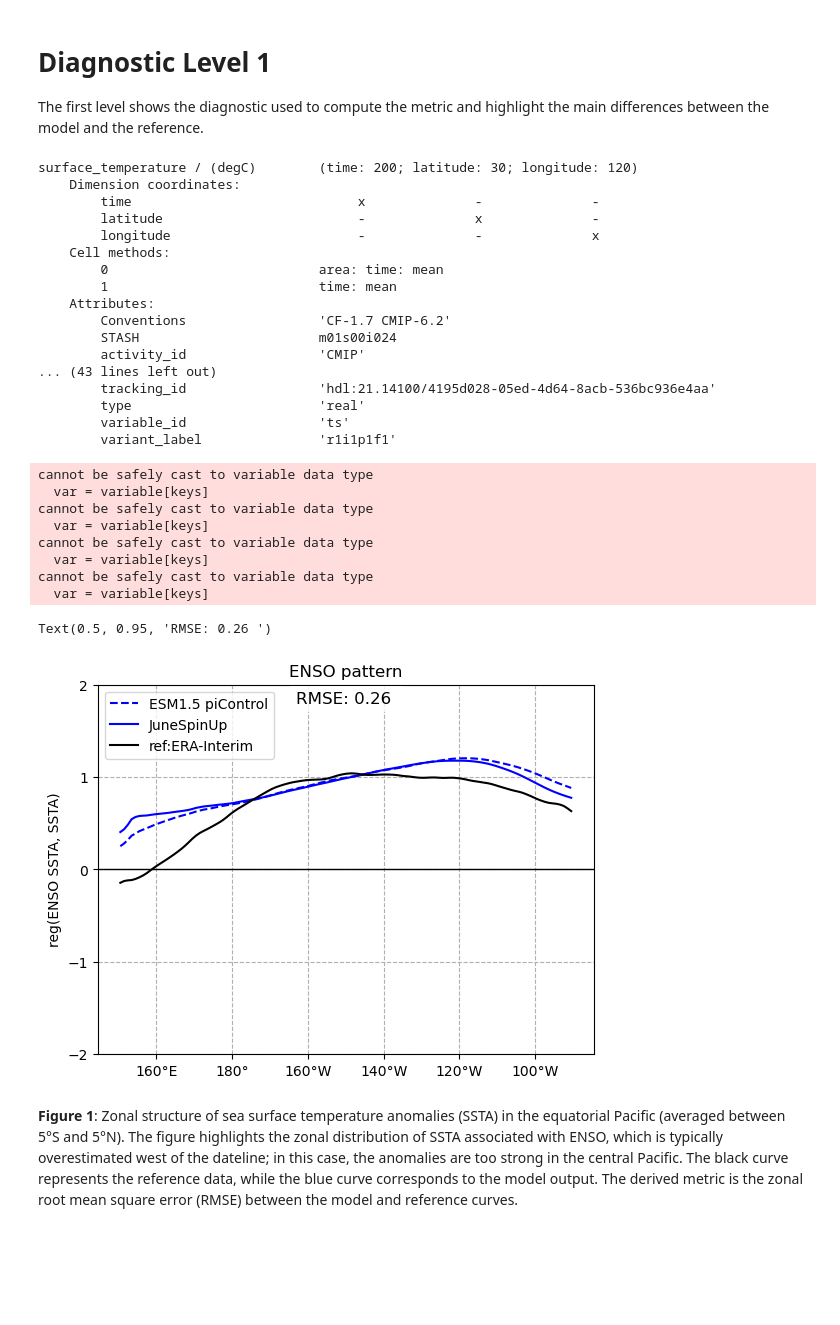
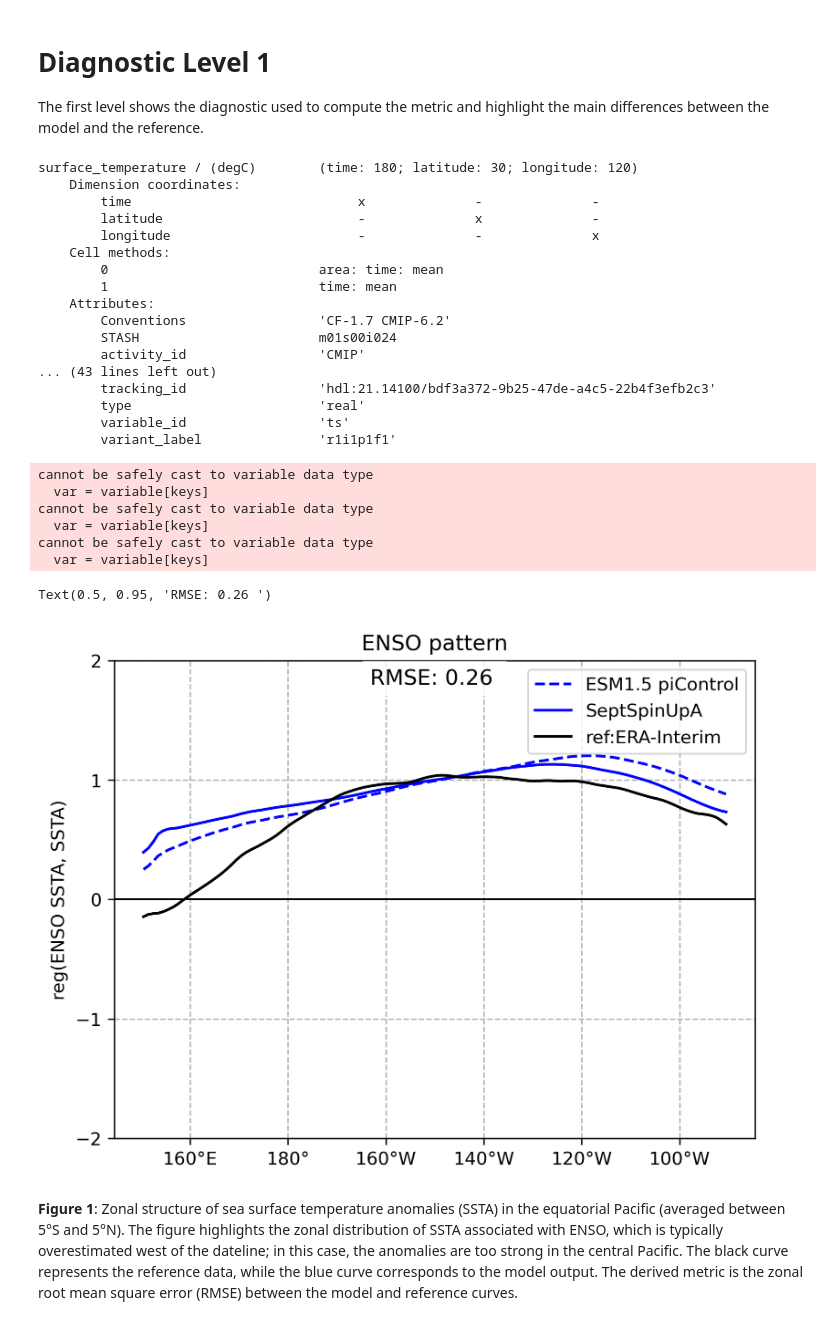
Before and after one commit to ACCESS-Community-Hub/access-cm3-paper-1, a Jupyter notebook: notebooks/sandbox-python/ENSO_recipes/09-ENSO_pattern.ipynb, the cells around one changed output. Saved outputs shown, nothing was run; the diff lists cells and outputs as text; code cells hidden in the pictures; blank space fills up the shorter version.

Commit message:
Updating ENSO recipes

```diff
--- a/notebooks/sandbox-python/ENSO_recipes/09-ENSO_pattern.ipynb
+++ b/notebooks/sandbox-python/ENSO_recipes/09-ENSO_pattern.ipynb
@@ -28,0 +29,27 @@ Hosting the HTTP server on port 34473 instead
+# %%
+#This cell must be in all notebooks!
+#It allows us to run all the notebooks at once, note that the following cell has a tag "parameters" which allows us to pass in arguments externally using papermill (see mkfigs.sh for details)
+
+#parameters
+
+### USER EDIT start
+#esm_file='/g/data/zv30/non-cmip/ACCESS-CM3/cm3-run-11-08-2025-25km-beta-om3-new-um-params/cm3-demo-datastore/cm3-demo-datastore.json'
+dpi=300
+esm_file = "/scratch/p66/fc6164/SeptSpinupA/ts_Amon_ACCESS-ESM1-5_piControl_r1i1p1f1_gn_060201-088912.nc"
+
+mylabel = "SeptSpinUpA"
+startyear=610
+endyear=790
+### USER EDIT stop
+
+import os
+from matplotlib import rcParams
+%matplotlib inline
+rcParams['figure.dpi']= dpi
+
+plotfolder=f"/scratch/{os.environ['PROJECT']}/{os.environ['USER']}/nesp/"
+os.makedirs(plotfolder, exist_ok=True)
+
+ # a similar cell under this means it's being run in batch
+print("ESM path: ",esm_file)
+print("Plot folder path: ",plotfolder)
@@ -90,8 +120,5 @@ obs_datasets = {name: dataset.load() for name, dataset in obs_datasets.items()}
 import iris
 from iris.util import equalise_attributes
 
-#filename  = "/scratch/p66/yz9299/MOPPeR_outputs/CMIP6/CMIP/CSIRO/ACCESS-ESM1-6/piControl-spinup/r1i1p1f1/Amon/ts/gn/v20250801/*nc"
-filename = "/scratch/p66/fc6164/MOPPeR/ts_Amon_ACCESS-ESM1-5_piControl_r1i1p1f1_gn_159201-209112.nc"
-
-esm16cube = iris.load_cube(filename,'surface_temperature')
+esm16cube = iris.load_cube(esm_file,'surface_temperature')
 # %% [output]
@@ -225,10 +250,10 @@ model_ctrldatasets_prep1 = {name: sst_enso(dataset,900,1100) for name, dataset i
 model_ctrldatasets_prep2 = {name: sst_eq(dataset,900,1100) for name, dataset in model_ctrldatasets.items()}
 model_ctrldatasets_prep3 = {name: sst_eq2(dataset,900,1100) for name, dataset in model_ctrldatasets.items()}
 
-model_datasets_prep1 = sst_enso(esm16cube,1800,2000)
-model_datasets_prep2 = sst_eq(esm16cube,1800,2000)
+model_datasets_prep1 = sst_enso(esm16cube,startyear,endyear)
+model_datasets_prep2 = sst_eq(esm16cube,startyear,endyear)
 model_datasets_prep2_swap = model_datasets_prep2.transpose([1,0])
-model_datasets_prep3 = sst_eq2(esm16cube,1800,2000)
+model_datasets_prep3 = sst_eq2(esm16cube,startyear,endyear)
 model_datasets_prep3_swap = model_datasets_prep3.transpose([2,1,0])
 
 obs_datasets_prep1 = {name: sst_enso(dataset,1900,2014) for name, dataset in obs_datasets.items()}
@@ -241,7 +266,7 @@ The first level shows the diagnostic used to compute the metric and highlight th
 # %%
 print(model_datasets_prep3)
 # %% [output]
-surface_temperature / (degC)        (time: 200; latitude: 30; longitude: 120)
+surface_temperature / (degC)        (time: 180; latitude: 30; longitude: 120)
     Dimension coordinates:
         time                             x              -              -
         latitude                         -              x              -
@@ -254,7 +279,7 @@ surface_temperature / (degC)        (time: 200; latitude: 30; longitude: 120)
         STASH                       m01s00i024
         activity_id                 'CMIP'
 ... (43 lines left out)
-        tracking_id                 'hdl:21.14100/4195d028-05ed-4d64-8acb-536bc936e4aa'
+        tracking_id                 'hdl:21.14100/bdf3a372-9b25-47de-a4c5-22b4f3efb2c3'
         type                        'real'
         variable_id                 'ts'
         variant_label               'r1i1p1f1'
@@ -272,39 +297,37 @@ cannot be safely cast to variable data type
   var = variable[keys]
 cannot be safely cast to variable data type
   var = variable[keys]
-cannot be safely cast to variable data type
-  var = variable[keys]
 # %%
 
 def format_longitude(x, pos):
     if x > 180:
         return f'{int(360 - x)}°W'
     elif x == 180:
         return f'{int(x)}°'
     else:
         return f'{int(x)}°E'
 
 plt.plot(reg_mod[0], reg_ctrlmod[1], label="ESM1.5 piControl",color='blue',linestyle='--') #units
-plt.plot(reg_mod[0], reg_mod[1], label="JuneSpinUp",color='blue') #units
+plt.plot(reg_mod[0], reg_mod[1], label=mylabel,color='blue') #units
 
 plt.gca().xaxis.set_major_formatter(plt.FuncFormatter(format_longitude))
 
 plt.plot(reg[0],reg[1], color='black',label='ref:ERA-Interim')
 
 plt.yticks(np.arange(-2,3, step=1))
 plt.axhline(y=0, color='black', linewidth=1)
 plt.ylabel("reg(ENSO SSTA, SSTA)")
 plt.title('ENSO pattern') #
 plt.legend()
 plt.grid(linestyle='--')
 
 rmse = np.sqrt(np.mean((np.array(reg[1]) - np.array(reg_mod[1])) ** 2)) #metric
 
 plt.text(0.5, 0.95, f"RMSE: {rmse:.2f} ", fontsize=12, ha='center', transform=plt.gca().transAxes,
         bbox=dict(facecolor='white', alpha=0.8, edgecolor='none'))
 # %% [output]
 Text(0.5, 0.95, 'RMSE: 0.26 ')
-[figure, old version]
+[figure, new version]
 # %% [markdown]
 **Figure 1**: Zonal structure of sea surface temperature anomalies (SSTA) in the equatorial Pacific (averaged between 5°S and 5°N). The figure highlights the zonal distribution of SSTA associated with ENSO, which is typically overestimated west of the dateline; in this case, the anomalies are too strong in the central Pacific. The black curve represents the reference data, while the blue curve corresponds to the model output. The derived metric is the zonal root mean square error (RMSE) between the model and reference curves.
 # %% [markdown]
```
Also changed, not shown: parts of 7 cells of this notebook, 7 other files.
